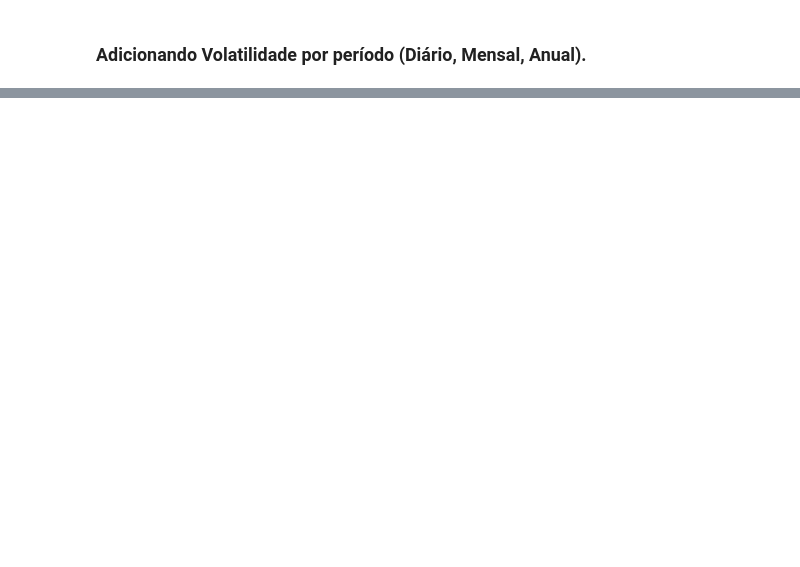
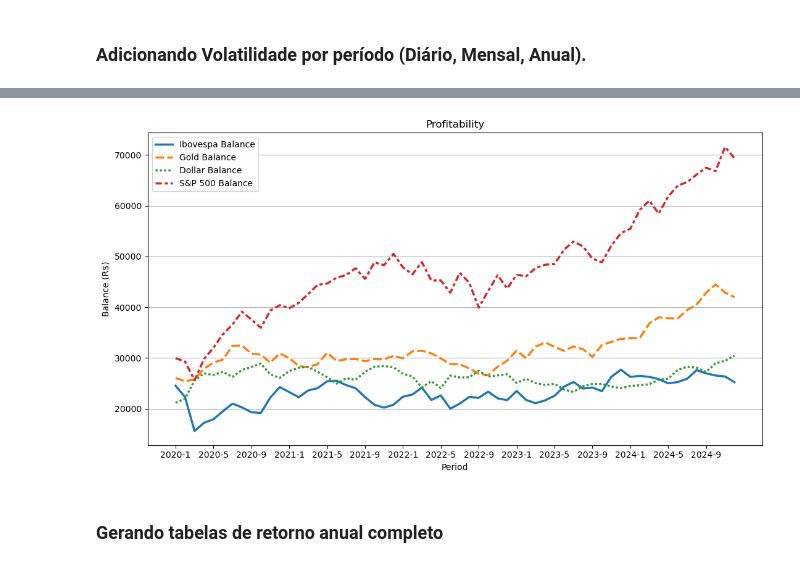
Before and after one commit to Ramon09-m/DESAFIO-ESTAGIO, a Jupyter notebook: riscos.ipynb, the cells around one changed output, grey strips where cells are left out. Drawn from its saved outputs; the diff is of its cells as text; code cells hidden in the pictures; blank space fills up the shorter version.

```diff
--- a/riscos.ipynb
+++ b/riscos.ipynb
@@ -153,0 +242,47 @@ print(df_final)
+# %%
+df_mensal["Saldo Ibovespa"] = ""
+df_mensal["Saldo Ouro"] = ""
+df_mensal["Saldo Dolar"] = ""
+df_mensal["Saldo S&P 500"] = ""
+for i, row in df_mensal.iterrows():
+    if i == 0:
+        df_mensal.at[i, "Saldo Ibovespa"] = 25000 * (1 + row["Ibovespa"]/100)
+        df_mensal.at[i, "Saldo Ouro"]     = 25000     * (1 + row["Ouro"]/100)
+        df_mensal.at[i, "Saldo Dolar"]    = 20000    * (1 + row["Dolar"]/100)
+        df_mensal.at[i, "Saldo S&P 500"]  = 30000  * (1 + row["S&P 500"]/100)
+    else:
+        df_mensal.at[i, "Saldo Ibovespa"] = df_mensal.at[i-1, "Saldo Ibovespa"] * (1 + row["Ibovespa"]/100)
+        df_mensal.at[i, "Saldo Ouro"]     = df_mensal.at[i-1, "Saldo Ouro"]     * (1 + row["Ouro"]/100)
+        df_mensal.at[i, "Saldo Dolar"]    = df_mensal.at[i-1, "Saldo Dolar"]    * (1 + row["Dolar"]/100)
+        df_mensal.at[i, "Saldo S&P 500"]  = df_mensal.at[i-1, "Saldo S&P 500"]  * (1 + row["S&P 500"]/100)
+# %%
+df_mensal["Saldo Total"] =  df_mensal[["Saldo Dolar", "Saldo Ouro", "Saldo S&P 500", "Saldo Ibovespa"]].sum(axis=1)
+# %%
+df_mensal["Rentabilidade Total"] = df_mensal["Saldo Total"].pct_change() * 100
+# %%
+df_mensal.columns  = ['Ano', 'Mes', 'Dolar', 'Ouro', 'VIX', 'S&P 500', 'Ibovespa', 'IPCA',
+       'Ibovespa Balance', 'Gold Balance', 'Dollar Balance', 'S&P 500 Balance',
+       'Total Balance', 'Total Return', 'Período']
+# %%
+import seaborn as sns
+import matplotlib.pyplot as plt
+import pandas as pd
+
+df_mensal["Período"] = df_mensal["Ano"].astype(str) +"-"+ df_mensal["Mes"].astype(str)
+colunas = ['Ibovespa Balance', 'Gold Balance', 'Dollar Balance', 'S&P 500 Balance']
+
+
+plt.figure(figsize=(11,6))
+sns.lineplot(data=df_mensal[colunas + ["Período"]].set_index(["Período"]), linewidth=2.5 )
+
+plt.title("Profitability")
+plt.xlabel("Period")
+plt.ylabel("Balance (R$)")
+plt.xticks(df_mensal["Período"][::4])
+plt.grid(True, axis="y")
+plt.tight_layout()
+plt.show()
+# %% [output]
+[figure, added]
+# %% [markdown]
+### Gerando tabelas de retorno anual completo
```
Also changed, not shown: parts of 34 cells of this notebook, 10 other files.
